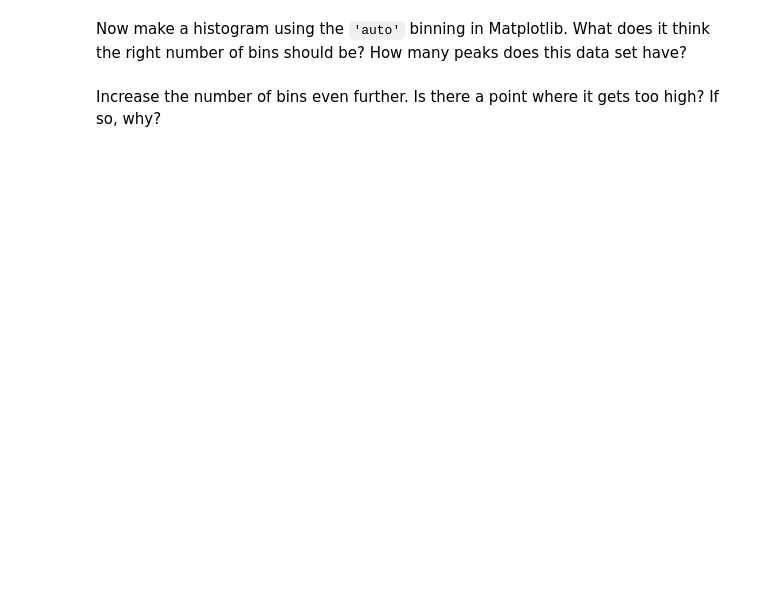
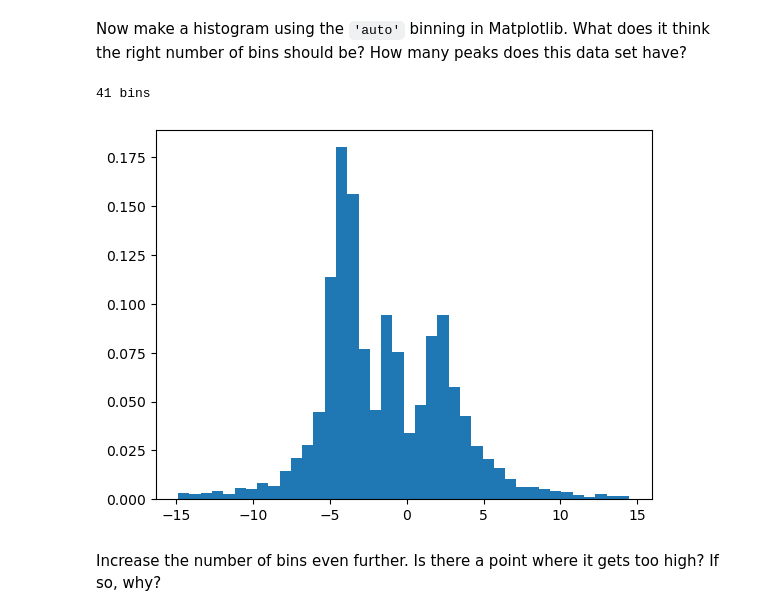
Before and after one commit to ASTR154/nonparametric-modeling, a Jupyter notebook: nonparametric-modeling.ipynb, the cells around one changed output. Cells and saved outputs as stored; diff of their text form; code cells hidden in the pictures; blank space fills up the shorter version.

```diff
--- a/nonparametric-modeling.ipynb
+++ b/nonparametric-modeling.ipynb
@@ -31,2 +32,9 @@ print(len(b), 'bins')
+# %%
+n, b, p = plt.hist(x, bins = 'auto', density = True)
+print(len(b), 'bins')
+# It thinks the right number of bins should be 41. The data set has approximately 3 peaks.
+# %% [output]
+41 bins
+[figure, added]
 # %% [markdown]
 Increase the number of bins even further. Is there a point where it gets too high? If so, why?
```
Also changed, not shown: parts of 29 cells of this notebook.
